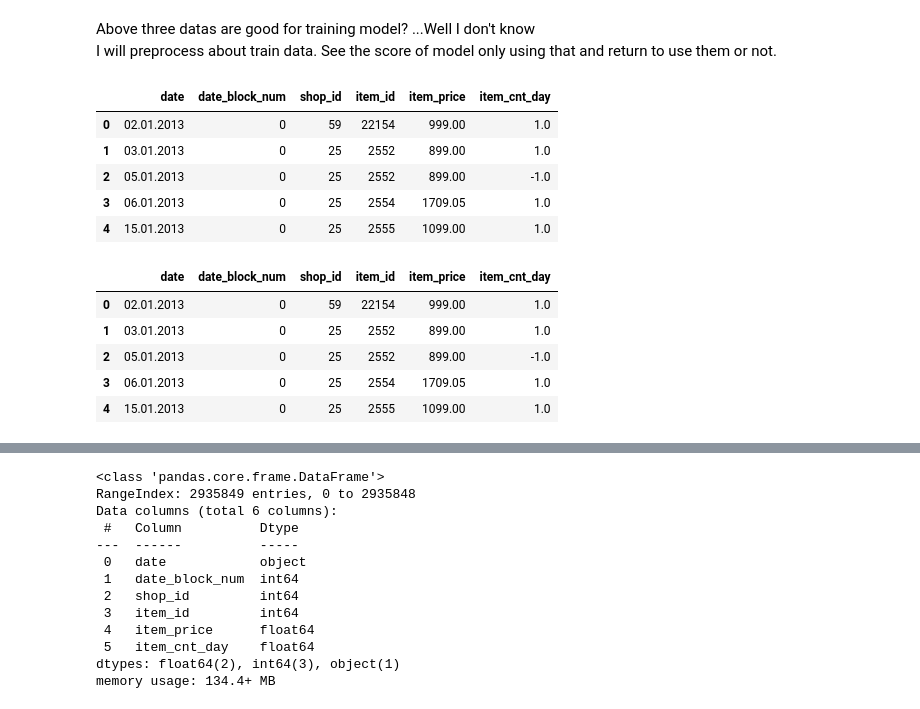
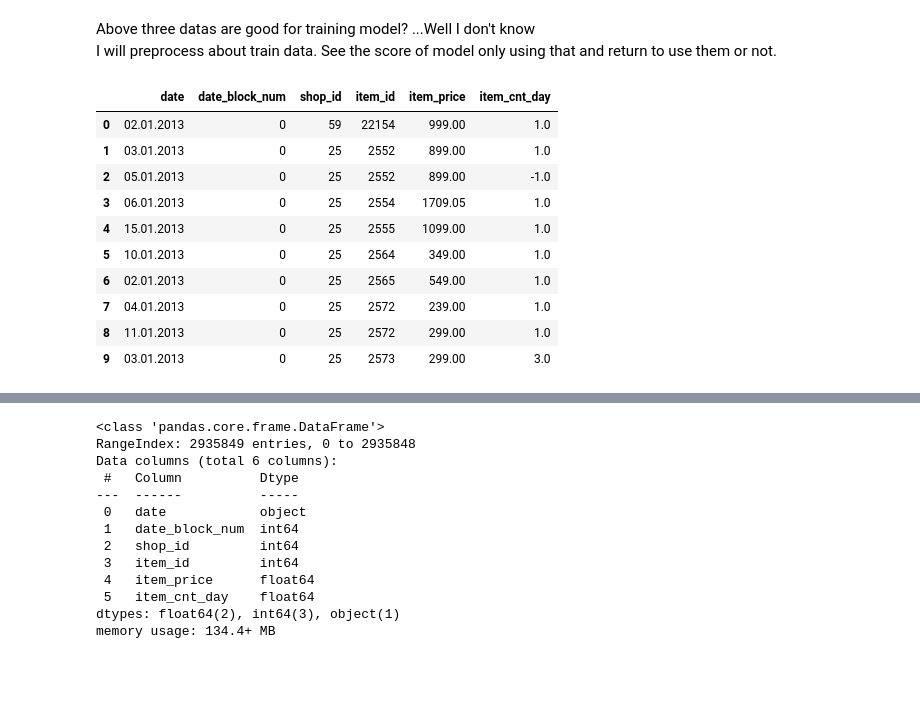
Before and after one commit to hykhhijk/Kaggle, a Jupyter notebook: Predict Future Sales/EDA.ipynb, the cells around one changed output, grey strips where cells are left out. Saved outputs shown, nothing was run; the diff lists cells and outputs as text; code cells hidden in the pictures; blank space fills up the shorter version.

```diff
--- a/Predict Future Sales/EDA.ipynb
+++ b/Predict Future Sales/EDA.ipynb
@@ -45,20 +48,16 @@ shops.head()
 Above three datas are good for training model? ...Well I don't know
 I will preprocess about train data. See the score of model only using that and return to use them or not.
 # %%
-train.head()
+train.head(10)
 # %% [output]
 |  | date | date_block_num | shop_id | item_id | item_price | item_cnt_day |
 | 0 | 02.01.2013 | 0 | 59 | 22154 | 999.00 | 1.0 |
 | 1 | 03.01.2013 | 0 | 25 | 2552 | 899.00 | 1.0 |
 | 2 | 05.01.2013 | 0 | 25 | 2552 | 899.00 | -1.0 |
 | 3 | 06.01.2013 | 0 | 25 | 2554 | 1709.05 | 1.0 |
 | 4 | 15.01.2013 | 0 | 25 | 2555 | 1099.00 | 1.0 |
+| 5 | 10.01.2013 | 0 | 25 | 2564 | 349.00 | 1.0 |
+| 6 | 02.01.2013 | 0 | 25 | 2565 | 549.00 | 1.0 |
+| 7 | 04.01.2013 | 0 | 25 | 2572 | 239.00 | 1.0 |
+| 8 | 11.01.2013 | 0 | 25 | 2572 | 299.00 | 1.0 |
+| 9 | 03.01.2013 | 0 | 25 | 2573 | 299.00 | 3.0 |
-# %%
-train.head()
-# %% [output]
-|  | date | date_block_num | shop_id | item_id | item_price | item_cnt_day |
-| 0 | 02.01.2013 | 0 | 59 | 22154 | 999.00 | 1.0 |
-| 1 | 03.01.2013 | 0 | 25 | 2552 | 899.00 | 1.0 |
-| 2 | 05.01.2013 | 0 | 25 | 2552 | 899.00 | -1.0 |
-| 3 | 06.01.2013 | 0 | 25 | 2554 | 1709.05 | 1.0 |
-| 4 | 15.01.2013 | 0 | 25 | 2555 | 1099.00 | 1.0 |
```
Also changed, not shown: parts of 34 cells of this notebook, 3 other files.
